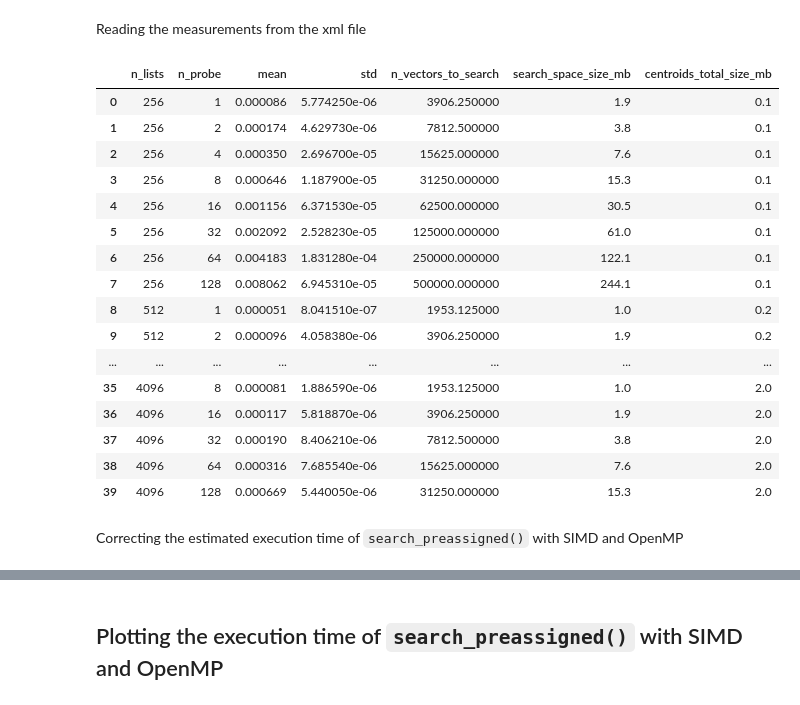
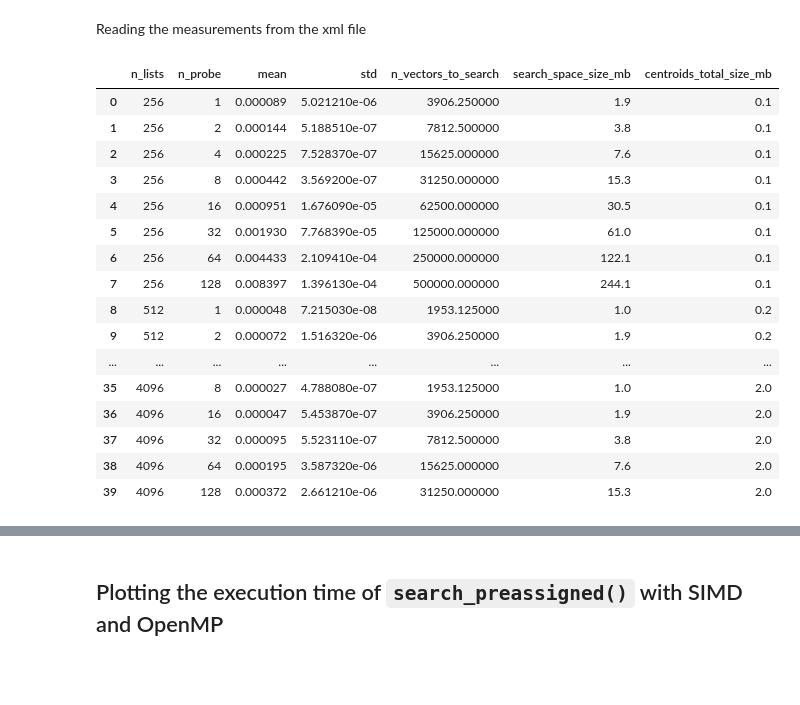
Before and after one commit to TimonFercho/ann-distributed-key-value-store, a Jupyter notebook: evaluation/index/performance/index-search-results.ipynb, the cells around one changed output, grey strips where cells are left out. Drawn from its saved outputs; the diff is of its cells as text; code cells hidden in the pictures; blank space fills up the shorter version.

```diff
--- a/evaluation/index/performance/index-search-results.ipynb
+++ b/evaluation/index/performance/index-search-results.ipynb
@@ -887,26 +887,24 @@ export OMP_NUM_THREADS=64; ./out/testmain [StorageIndex][search_preassigned][SIF
 Reading the measurements from the xml file
 # %%
 results_simd_omp = parse_xml('search_preassigned_simd_omp.xml')
-search_simd_omp_to_correct_df = results_to_df(results_simd_omp)
-add_space_estimates(search_simd_omp_to_correct_df)
-search_simd_omp_to_correct_df
+search_simd_omp_df = results_to_df(results_simd_omp)
+add_space_estimates(search_simd_omp_df)
+search_simd_omp_df
 # %% [output]
 |  | n_lists | n_probe | mean | std | n_vectors_to_search | search_space_size_mb | centroids_total_size_mb |
-| 0 | 256 | 1 | 0.000086 | 5.774250e-06 | 3906.250000 | 1.9 | 0.1 |
-| 1 | 256 | 2 | 0.000174 | 4.629730e-06 | 7812.500000 | 3.8 | 0.1 |
-| 2 | 256 | 4 | 0.000350 | 2.696700e-05 | 15625.000000 | 7.6 | 0.1 |
-| 3 | 256 | 8 | 0.000646 | 1.187900e-05 | 31250.000000 | 15.3 | 0.1 |
-| 4 | 256 | 16 | 0.001156 | 6.371530e-05 | 62500.000000 | 30.5 | 0.1 |
-| 5 | 256 | 32 | 0.002092 | 2.528230e-05 | 125000.000000 | 61.0 | 0.1 |
-| 6 | 256 | 64 | 0.004183 | 1.831280e-04 | 250000.000000 | 122.1 | 0.1 |
-| 7 | 256 | 128 | 0.008062 | 6.945310e-05 | 500000.000000 | 244.1 | 0.1 |
-| 8 | 512 | 1 | 0.000051 | 8.041510e-07 | 1953.125000 | 1.0 | 0.2 |
-| 9 | 512 | 2 | 0.000096 | 4.058380e-06 | 3906.250000 | 1.9 | 0.2 |
+| 0 | 256 | 1 | 0.000089 | 5.021210e-06 | 3906.250000 | 1.9 | 0.1 |
+| 1 | 256 | 2 | 0.000144 | 5.188510e-07 | 7812.500000 | 3.8 | 0.1 |
+| 2 | 256 | 4 | 0.000225 | 7.528370e-07 | 15625.000000 | 7.6 | 0.1 |
+| 3 | 256 | 8 | 0.000442 | 3.569200e-07 | 31250.000000 | 15.3 | 0.1 |
+| 4 | 256 | 16 | 0.000951 | 1.676090e-05 | 62500.000000 | 30.5 | 0.1 |
+| 5 | 256 | 32 | 0.001930 | 7.768390e-05 | 125000.000000 | 61.0 | 0.1 |
+| 6 | 256 | 64 | 0.004433 | 2.109410e-04 | 250000.000000 | 122.1 | 0.1 |
+| 7 | 256 | 128 | 0.008397 | 1.396130e-04 | 500000.000000 | 244.1 | 0.1 |
+| 8 | 512 | 1 | 0.000048 | 7.215030e-08 | 1953.125000 | 1.0 | 0.2 |
+| 9 | 512 | 2 | 0.000072 | 1.516320e-06 | 3906.250000 | 1.9 | 0.2 |
 | ... | ... | ... | ... | ... | ... | ... | ... |
-| 35 | 4096 | 8 | 0.000081 | 1.886590e-06 | 1953.125000 | 1.0 | 2.0 |
-| 36 | 4096 | 16 | 0.000117 | 5.818870e-06 | 3906.250000 | 1.9 | 2.0 |
-| 37 | 4096 | 32 | 0.000190 | 8.406210e-06 | 7812.500000 | 3.8 | 2.0 |
-| 38 | 4096 | 64 | 0.000316 | 7.685540e-06 | 15625.000000 | 7.6 | 2.0 |
-| 39 | 4096 | 128 | 0.000669 | 5.440050e-06 | 31250.000000 | 15.3 | 2.0 |
+| 35 | 4096 | 8 | 0.000027 | 4.788080e-07 | 1953.125000 | 1.0 | 2.0 |
+| 36 | 4096 | 16 | 0.000047 | 5.453870e-07 | 3906.250000 | 1.9 | 2.0 |
+| 37 | 4096 | 32 | 0.000095 | 5.523110e-07 | 7812.500000 | 3.8 | 2.0 |
+| 38 | 4096 | 64 | 0.000195 | 3.587320e-06 | 15625.000000 | 7.6 | 2.0 |
+| 39 | 4096 | 128 | 0.000372 | 2.661210e-06 | 31250.000000 | 15.3 | 2.0 |
-# %% [markdown]
-Correcting the estimated execution time of `search_preassigned()` with SIMD and OpenMP
```
Also changed, not shown: parts of 27 cells of this notebook.
